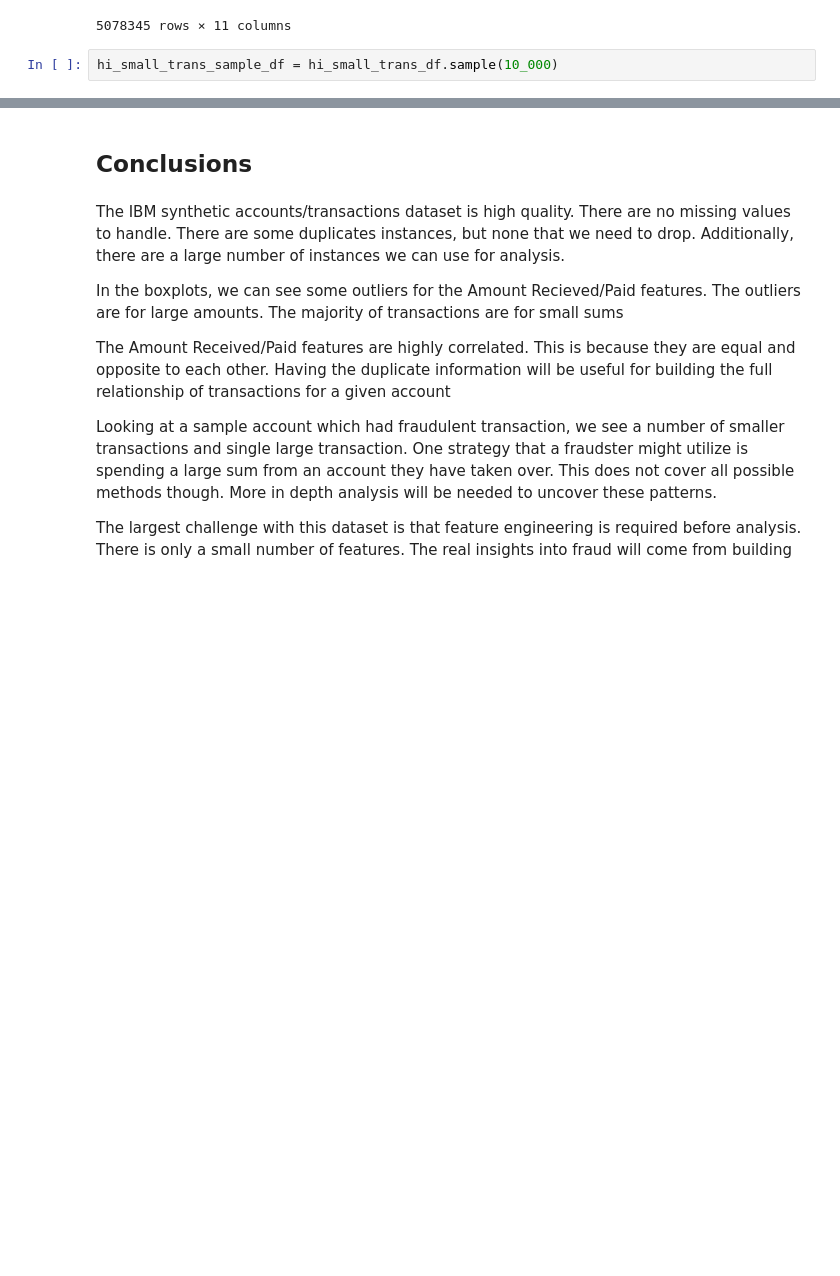
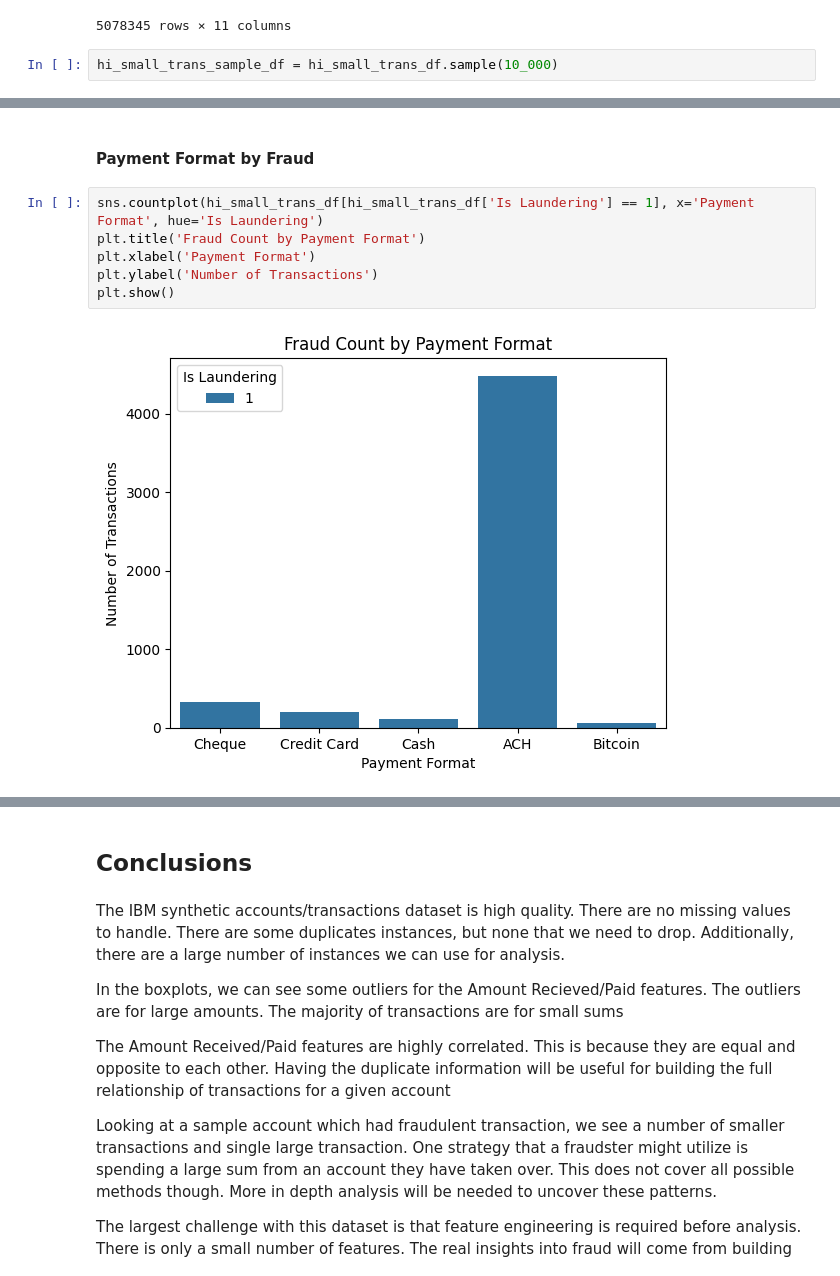
Before and after one commit to calebhadley1/Module-B-semester-2, a Jupyter notebook: ibm_eda.ipynb, the cells around one changed output, grey strips where cells are left out. Saved outputs shown, nothing was run; the diff lists cells and outputs as text; blank space fills up the shorter version.

```diff
--- a/ibm_eda.ipynb
+++ b/ibm_eda.ipynb
@@ -524,0 +532,10 @@ sns.histplot(data=hi_small_trans_sample_df[hi_small_trans_sample_df['Amount_Paid
+# %% [markdown]
+#### Payment Format by Fraud
+# %%
+sns.countplot(hi_small_trans_df[hi_small_trans_df['Is Laundering'] == 1], x='Payment Format', hue='Is Laundering')
+plt.title('Fraud Count by Payment Format')
+plt.xlabel('Payment Format')
+plt.ylabel('Number of Transactions')
+plt.show()
+# %% [output]
+[figure, added]
```
Also changed, not shown: parts of 5 cells of this notebook.
